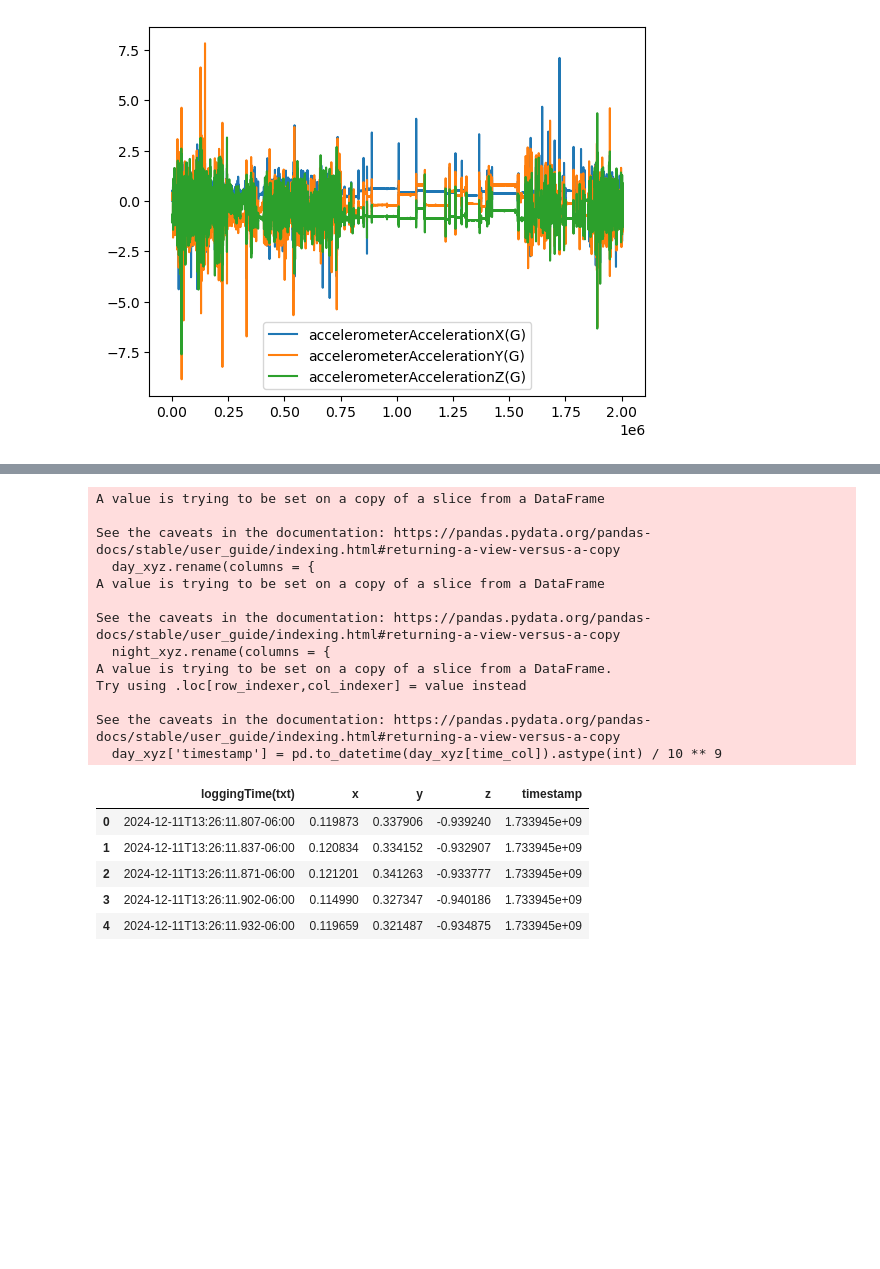
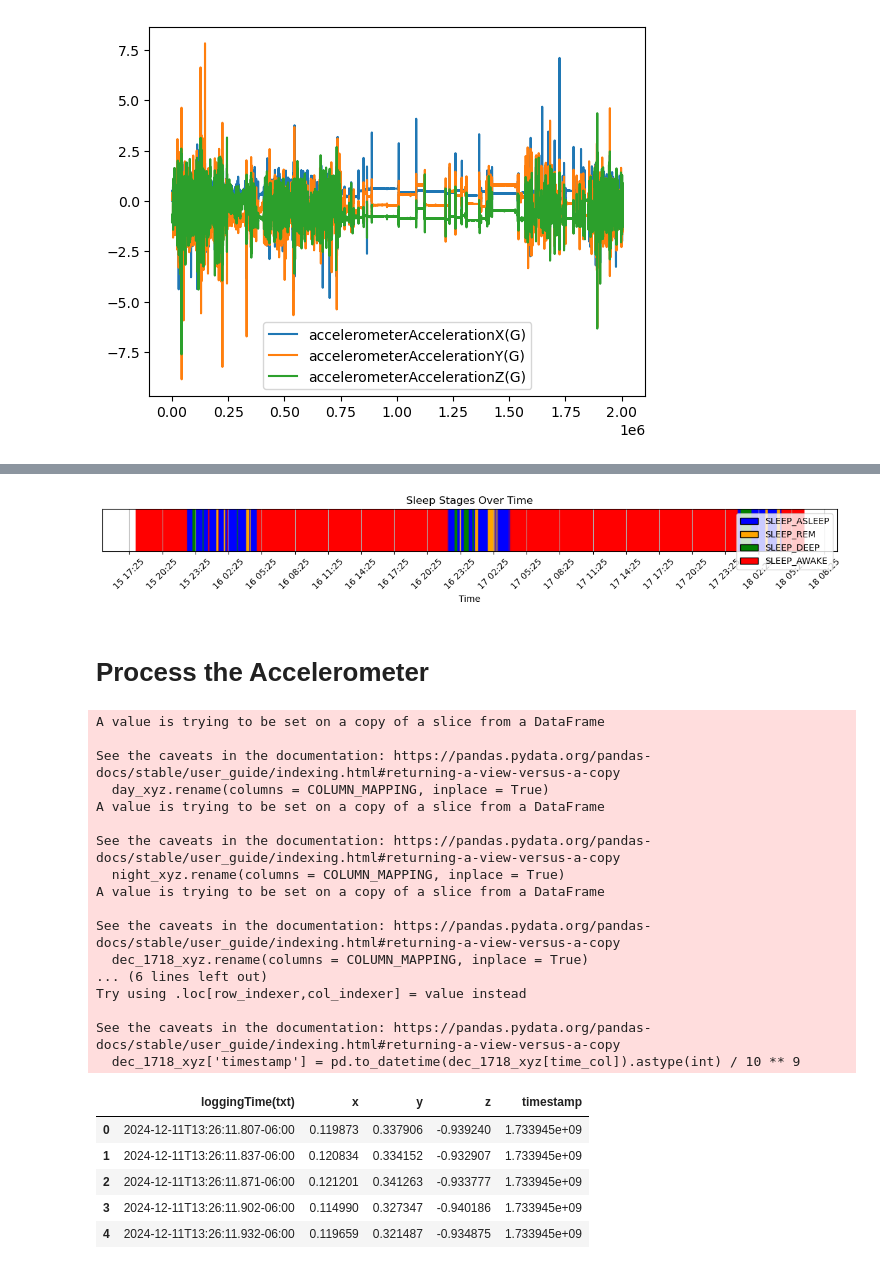
Before and after one commit to ericcanton/pisces, a Jupyter notebook: examples/Long_Run_Data/exports.ipynb, the cells around one changed output, grey strips where cells are left out. Cells and saved outputs as stored; diff of their text form; code cells hidden in the pictures; blank space fills up the shorter version.

```diff
--- a/examples/Long_Run_Data/exports.ipynb
+++ b/examples/Long_Run_Data/exports.ipynb
@@ -42,0 +112,3 @@ night[accel_cols].plot()
+# %%
+sleeps = load_sleep_data('/Users/eric/Engineering/Work/pisces/data/eric_exports/raw_accelerometer/HealthDataType.SLEEPS.json')
+sleeps_df = to_pandas(sleeps)
@@ -42,0 +244,5 @@ night[accel_cols].plot()
+# %%
+select = wake_padded_sleeps_df[dttm_col] > '2024-12-15 18:00:00'
+plot_sleep_stages(wake_padded_sleeps_df[select], xtick_interval=60 * 3)
+# %% [output]
+[figure, added]
@@ -43,3 +251,5 @@ night[accel_cols].plot()
+# %% [markdown]
+# Process the Accelerometer
 # %%
 night_xyz = night[[time_col, *accel_cols]]
 day_xyz = day[[time_col, *accel_cols]]
@@ -46,32 +257,36 @@ day_xyz = day[[time_col, *accel_cols]]
 # %%
-day_xyz.rename(columns = {
+COLUMN_MAPPING = {
     'accelerometerAccelerationX(G)': 'x',
     'accelerometerAccelerationY(G)': 'y',
-    'accelerometerAccelerationZ(G)': 'z'
-}, inplace = True)
+    'accelerometerAccelerationZ(G)': 'z',
+}
+day_xyz.rename(columns = COLUMN_MAPPING, inplace = True)
 
-night_xyz.rename(columns = {
-    'accelerometerAccelerationX(G)': 'x',
-    'accelerometerAccelerationY(G)': 'y',
-    'accelerometerAccelerationZ(G)': 'z'
-}, inplace = True)
+night_xyz.rename(columns = COLUMN_MAPPING, inplace = True)
+
+dec_1718_xyz.rename(columns = COLUMN_MAPPING, inplace = True)
 
 day_xyz['timestamp'] = pd.to_datetime(day_xyz[time_col]).astype(int) / 10 ** 9
 night_xyz['timestamp'] = pd.to_datetime(night_xyz[time_col]).astype(int) / 10 ** 9
+dec_1718_xyz['timestamp'] = pd.to_datetime(dec_1718_xyz[time_col]).astype(int) / 10 ** 9
 # %% [output]
 A value is trying to be set on a copy of a slice from a DataFrame
 
 See the caveats in the documentation: https://pandas.pydata.org/pandas-docs/stable/user_guide/indexing.html#returning-a-view-versus-a-copy
-  day_xyz.rename(columns = {
+  day_xyz.rename(columns = COLUMN_MAPPING, inplace = True)
 A value is trying to be set on a copy of a slice from a DataFrame
 
 See the caveats in the documentation: https://pandas.pydata.org/pandas-docs/stable/user_guide/indexing.html#returning-a-view-versus-a-copy
-  night_xyz.rename(columns = {
-A value is trying to be set on a copy of a slice from a DataFrame.
+  night_xyz.rename(columns = COLUMN_MAPPING, inplace = True)
+A value is trying to be set on a copy of a slice from a DataFrame
+
+See the caveats in the documentation: https://pandas.pydata.org/pandas-docs/stable/user_guide/indexing.html#returning-a-view-versus-a-copy
+  dec_1718_xyz.rename(columns = COLUMN_MAPPING, inplace = True)
+... (6 lines left out)
 Try using .loc[row_indexer,col_indexer] = value instead
 
 See the caveats in the documentation: https://pandas.pydata.org/pandas-docs/stable/user_guide/indexing.html#returning-a-view-versus-a-copy
-  day_xyz['timestamp'] = pd.to_datetime(day_xyz[time_col]).astype(int) / 10 ** 9
+  dec_1718_xyz['timestamp'] = pd.to_datetime(dec_1718_xyz[time_col]).astype(int) / 10 ** 9
 # %%
 day_xyz.head()
 # %% [output]
```
Also changed, not shown: parts of 18 cells of this notebook.
